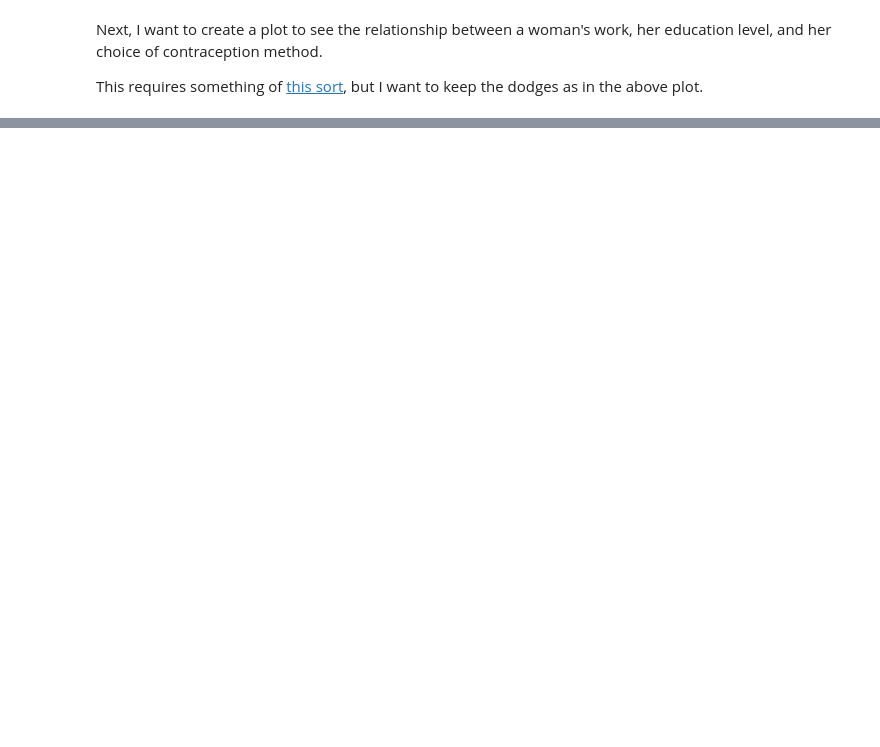
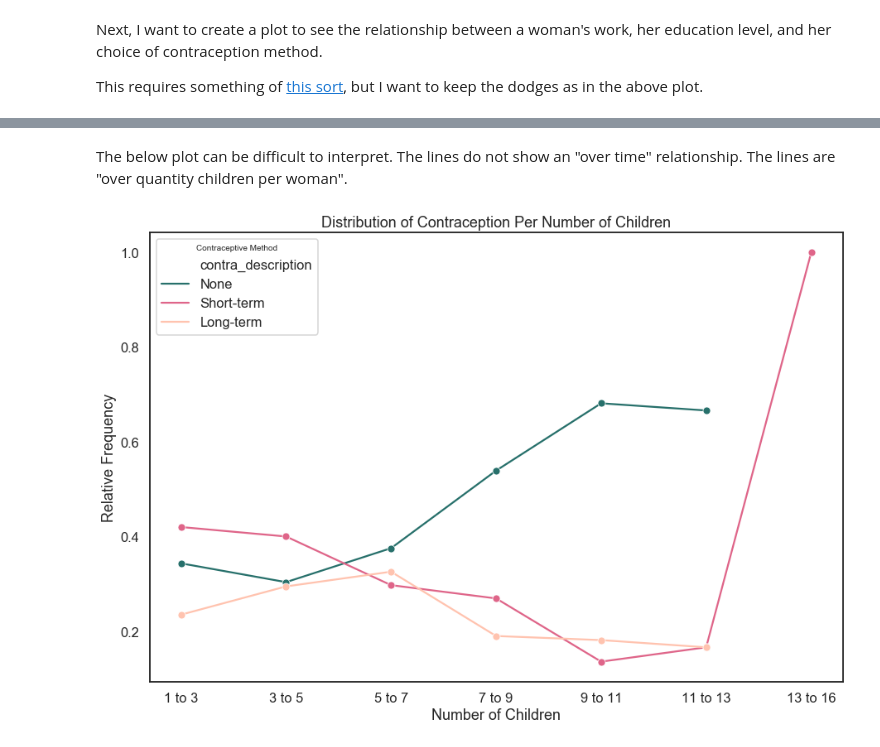
Before and after one commit to palautatan/contraception, a Jupyter notebook: 2-scripts/espejo/1-eda.ipynb, the cells around one changed output, grey strips where cells are left out. Saved outputs shown, nothing was run; the diff lists cells and outputs as text; code cells hidden in the pictures; blank space fills up the shorter version.

```diff
--- a/2-scripts/espejo/1-eda.ipynb
+++ b/2-scripts/espejo/1-eda.ipynb
@@ -246,0 +439,18 @@ educ_work_contra
+# %% [markdown]
+The below plot can be difficult to interpret. The lines do not show an "over time" relationship. The lines are "over quantity children per woman".
+# %%
+plt.figure(figsize=(15,10))
+ax = sns.lineplot(x='num_child_bin',
+            y='this_freq',
+            hue='contra_description',
+            data=child_contra,
+            palette=['#27706B', '#DF6589', '#FFC3AF'],
+            marker='o')
+
+
+ax.set(ylabel='Relative Frequency', xlabel='Number of Children', title='Distribution of Contraception Per Number of Children')
+ax.legend(title='Contraceptive Method', loc='upper left')
+plt.savefig('../../4-visuals/line-contra-per-child.png', dpi=400)
+plt.show();
+# %% [output]
+[figure, added]
```
Also changed, not shown: parts of 49 cells of this notebook, 6 other files.
